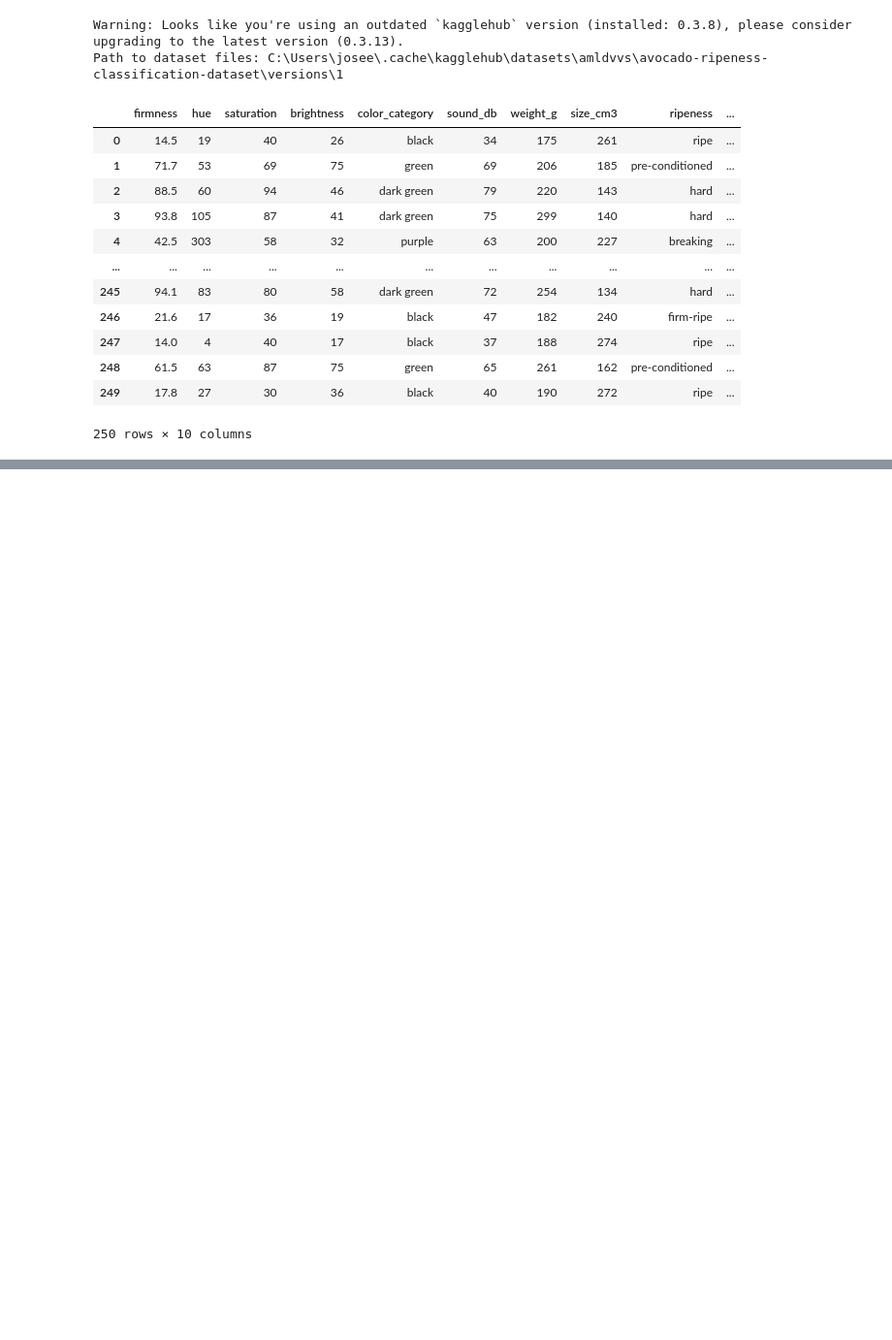
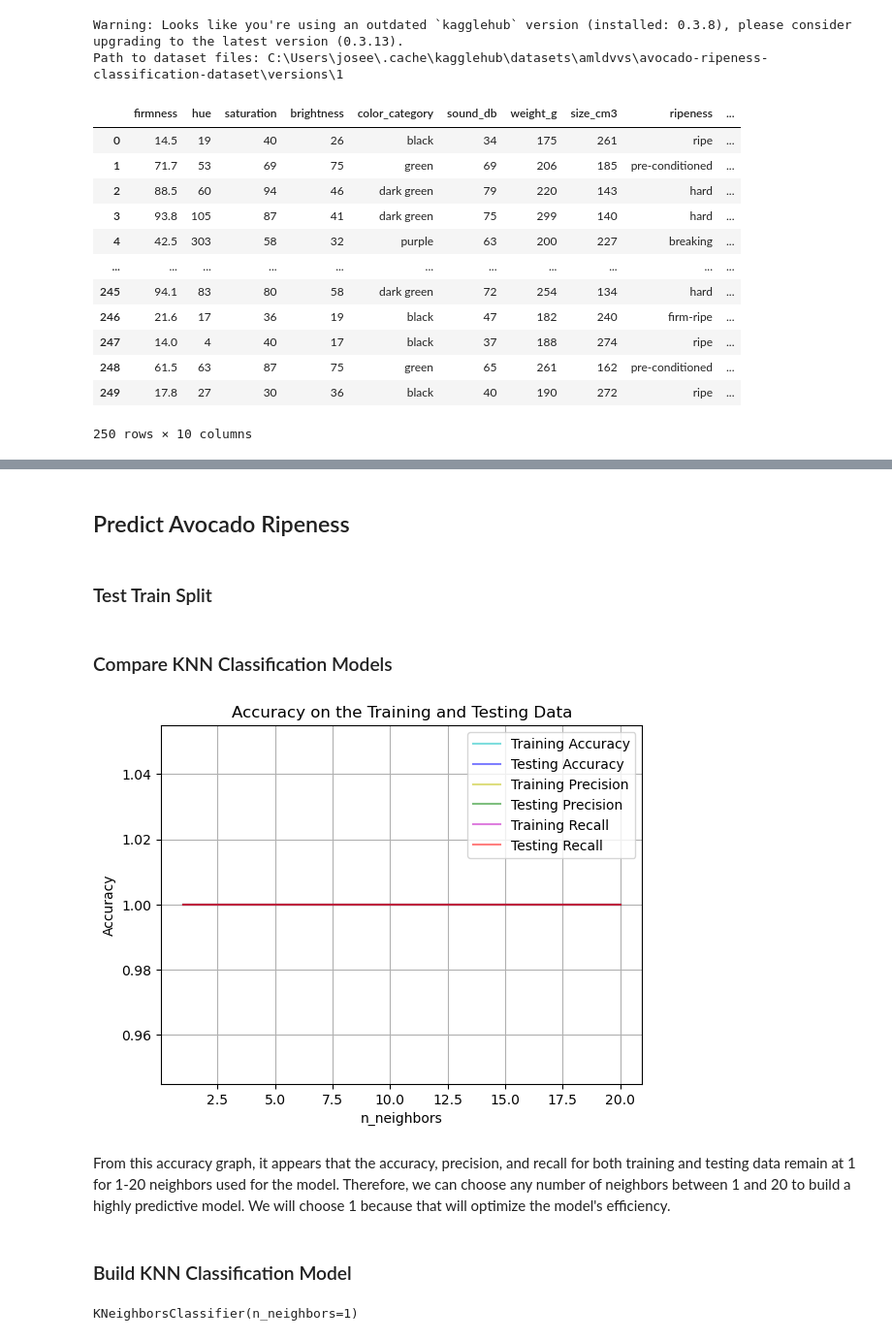
Before and after one commit to joseephwong/Data201_Joseph_Wong, a Jupyter notebook: Day14/HW14.ipynb, the cells around one changed output, grey strips where cells are left out. Shown at 97% size. Cells and saved outputs as stored; diff of their text form; code cells hidden in the pictures; blank space fills up the shorter version.

```diff
--- a/Day14/HW14.ipynb
+++ b/Day14/HW14.ipynb
@@ -60,0 +133,4 @@ Path to dataset files: C:\Users\josee\.cache\kagglehub\datasets\amldvvs\avocado-
+# %%
+k=5
+knn_reg = KNeighborsRegressor(n_neighbors=k)
+knn_reg.fit(X_train, y_train)
@@ -60,0 +185,70 @@ Path to dataset files: C:\Users\josee\.cache\kagglehub\datasets\amldvvs\avocado-
+# %% [markdown]
+## Predict Avocado Ripeness
+# %% [markdown]
+### Test Train Split
+# %%
+x_cols = ['firmness']
+y_cols = ['ripe']
+
+X = df[x_cols]
+y = df[y_cols]
+
+X_train, X_test, y_train, y_test = train_test_split(X,y,test_size=0.2,random_state=16)
+# %% [markdown]
+### Compare KNN Classification Models
+# %%
+# empty list to collect model metrics
+acc_train = []
+prec_train = []
+rec_train = []
+
+acc_test = []
+prec_test = []
+rec_test = []
+
+# k_vals to loop through
+k_vals = range(1, 21)
+
+# loop for k neighbors 1-10
+for k in k_vals:
+    # build the model
+    knn_class = KNeighborsClassifier(n_neighbors=k)
+    knn_class.fit(X_train, y_train.to_numpy().reshape(-1))
+
+    # training data
+    y_pred_train = knn_class.predict(X_train)
+    acc_train.append(accuracy_score(y_train, y_pred_train))
+    prec_train.append(precision_score(y_train, y_pred_train))
+    rec_train.append(recall_score(y_train, y_pred_train))
+
+    # testing data
+    y_pred_test = knn_class.predict(X_test)
+    acc_test.append(accuracy_score(y_test, y_pred_test))
+    prec_test.append(precision_score(y_test, y_pred_test))
+    rec_test.append(recall_score(y_test, y_pred_test))
+
+# plot the results
+plt.plot(k_vals,acc_train,'c',alpha=.5,label='Training Accuracy')
+plt.plot(k_vals,acc_test,'b',alpha=.5,label='Testing Accuracy')
+plt.plot(k_vals,prec_train,'y',alpha=.5,label='Training Precision')
+plt.plot(k_vals,prec_test,'g',alpha=.5,label='Testing Precision')
+plt.plot(k_vals,rec_train,'m',alpha=.5,label='Training Recall')
+plt.plot(k_vals,rec_test,'r',alpha=.5,label='Testing Recall')
+plt.grid()
+plt.legend()
+plt.title('Accuracy on the Training and Testing Data')
+plt.xlabel('n_neighbors')
+plt.ylabel('Accuracy')
+plt.show()
+# %% [output]
+[figure, added]
+# %% [markdown]
+From this accuracy graph, it appears that the accuracy, precision, and recall for both training and testing data remain at 1 for 1-20 neighbors used for the model. Therefore, we can choose any number of neighbors between 1 and 20 to build a highly predictive model. We will choose 1 because that will optimize the model's efficiency.
+# %% [markdown]
+### Build KNN Classification Model
+# %%
+k=1
+knn_class = KNeighborsClassifier(n_neighbors=k)
+knn_class.fit(X_train, y_train.to_numpy().reshape(-1))
+# %% [output]
+KNeighborsClassifier(n_neighbors=1)
```
Also changed, not shown: parts of 19 cells of this notebook.
